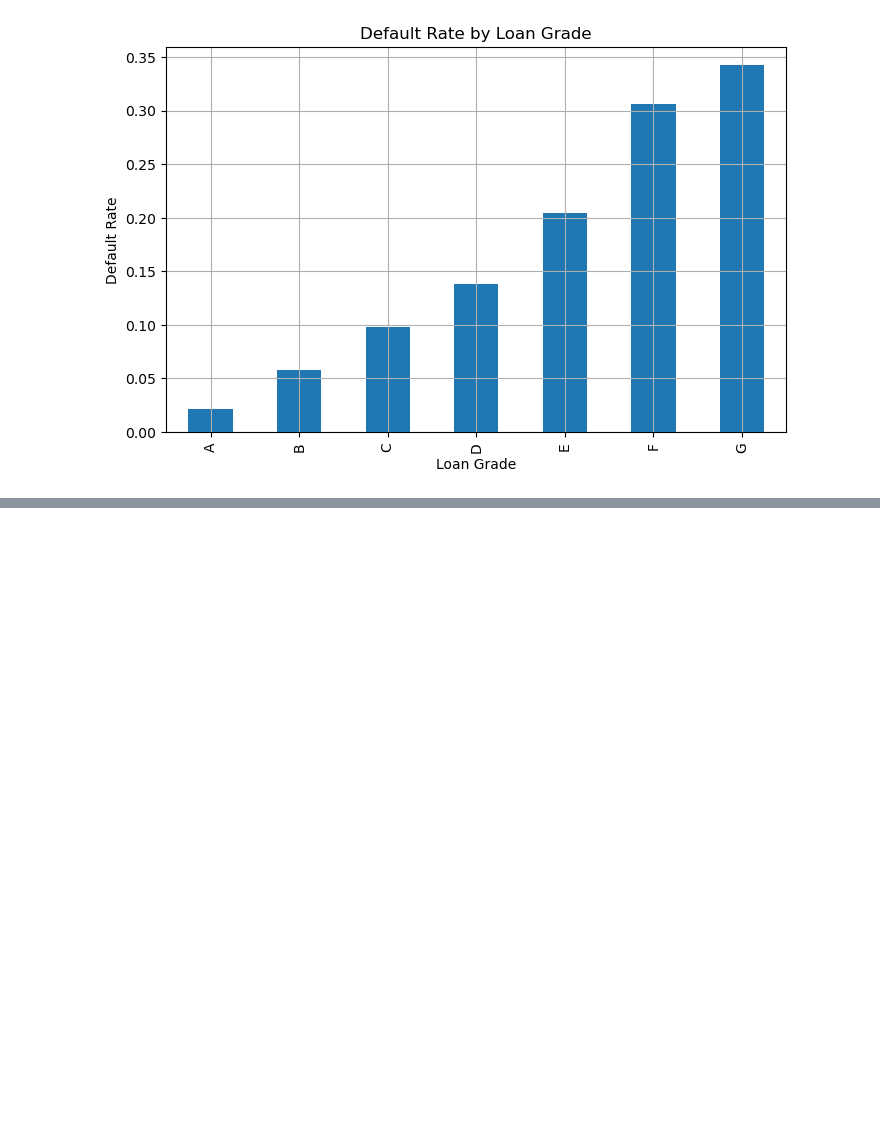
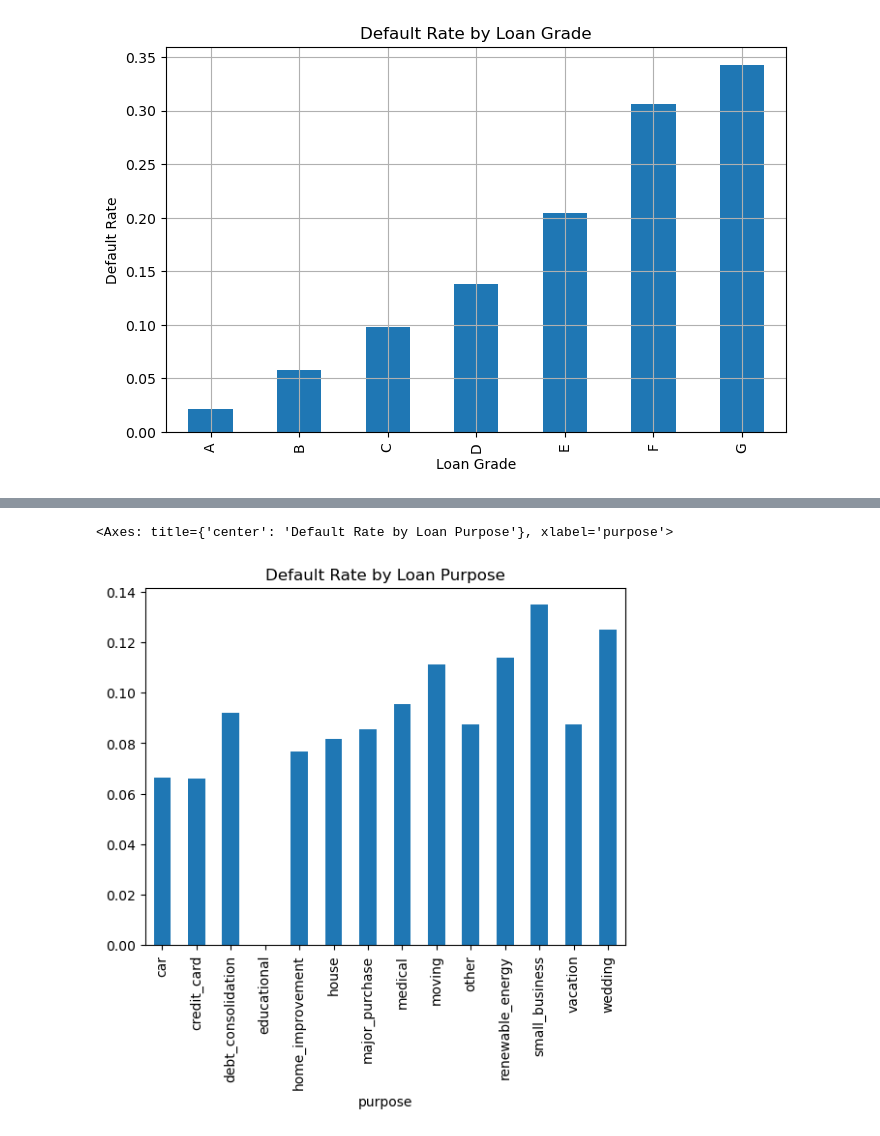
Before and after one commit to hannahphan12/loan-analysis, a Jupyter notebook: analysis.ipynb, the cells around one changed output, grey strips where cells are left out. Drawn from its saved outputs; the diff is of its cells as text; code cells hidden in the pictures; blank space fills up the shorter version.

```diff
--- a/analysis.ipynb
+++ b/analysis.ipynb
@@ -41,0 +67,9 @@ plt.show()
+# %%
+# Analyze loan purpose
+purpose = df.groupby('purpose')['is_defaulted'].mean()
+
+# Plot
+purpose.plot(kind='bar', title='Default Rate by Loan Purpose')
+# %% [output]
+<Axes: title={'center': 'Default Rate by Loan Purpose'}, xlabel='purpose'>
+[figure, added]
```
Also changed, not shown: parts of 3 cells of this notebook.
